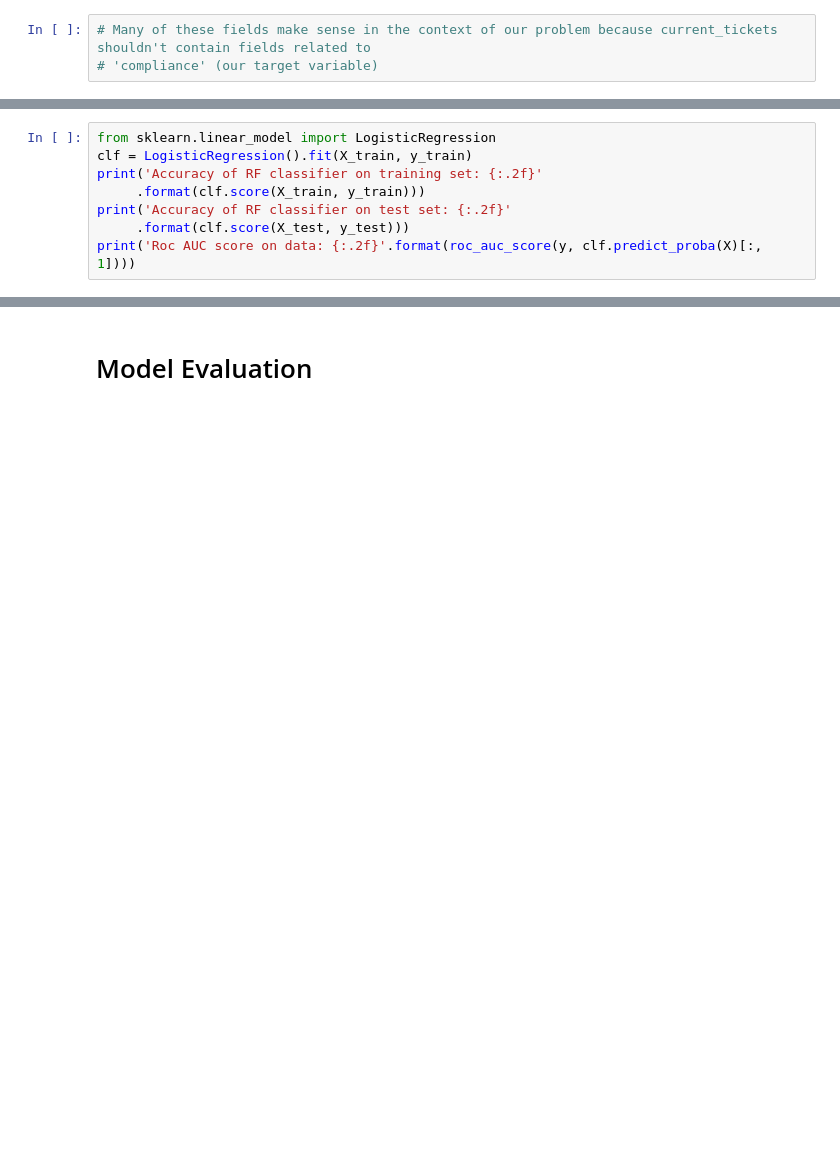
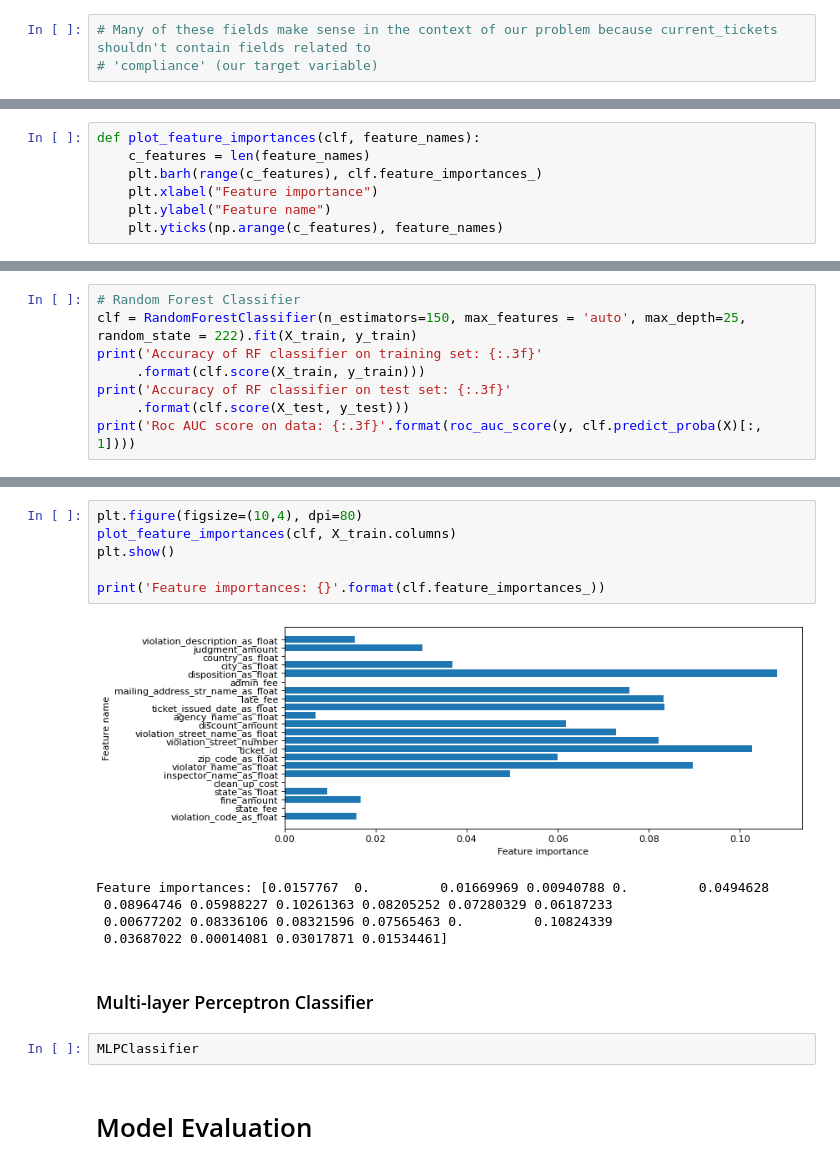
Before and after one commit to benmerrilll/predicting_detroit_blight_tickets, a Jupyter notebook: blight_ticket_predictions.ipynb, the cells around one changed output, grey strips where cells are left out. Saved outputs shown, nothing was run; the diff lists cells and outputs as text; blank space fills up the shorter version.

Commit message:
Beginning Model Building and Evaluation

```diff
--- a/blight_ticket_predictions.ipynb
+++ b/blight_ticket_predictions.ipynb
@@ -382,0 +422,7 @@ X_train, X_test, y_train, y_test = train_test_split(X, y, test_size=0.33, random
+# %%
+def plot_feature_importances(clf, feature_names):
+    c_features = len(feature_names)
+    plt.barh(range(c_features), clf.feature_importances_)
+    plt.xlabel("Feature importance")
+    plt.ylabel("Feature name")
+    plt.yticks(np.arange(c_features), feature_names)
@@ -383,9 +435,9 @@ X_train, X_test, y_train, y_test = train_test_split(X, y, test_size=0.33, random
 # %%
-from sklearn.linear_model import LogisticRegression
-clf = LogisticRegression().fit(X_train, y_train)
-print('Accuracy of RF classifier on training set: {:.2f}'
+# Random Forest Classifier
+clf = RandomForestClassifier(n_estimators=150, max_features = 'auto', max_depth=25, random_state = 222).fit(X_train, y_train)
+print('Accuracy of RF classifier on training set: {:.3f}'
      .format(clf.score(X_train, y_train)))
-print('Accuracy of RF classifier on test set: {:.2f}'
+print('Accuracy of RF classifier on test set: {:.3f}'
      .format(clf.score(X_test, y_test)))
-print('Roc AUC score on data: {:.2f}'.format(roc_auc_score(y, clf.predict_proba(X)[:, 1])))
+print('Roc AUC score on data: {:.3f}'.format(roc_auc_score(y, clf.predict_proba(X)[:, 1])))
 # %% [output]
@@ -402,3 +458,19 @@ Roc AUC score on data: 0.62
+# %%
+plt.figure(figsize=(10,4), dpi=80)
+plot_feature_importances(clf, X_train.columns)
+plt.show()
+
+print('Feature importances: {}'.format(clf.feature_importances_))
+# %% [output]
+[figure, added]
+Feature importances: [0.0157767  0.         0.01669969 0.00940788 0.         0.0494628
+ 0.08964746 0.05988227 0.10261363 0.08205252 0.07280329 0.06187233
+ 0.00677202 0.08336106 0.08321596 0.07565463 0.         0.10824339
+ 0.03687022 0.00014081 0.03017871 0.01534461]
+# %% [markdown]
+### Multi-layer Perceptron Classifier
+# %%
+MLPClassifier
 # %% [markdown]
 # Model Evaluation
 # %% [markdown]
```
Also changed, not shown: parts of 12 cells of this notebook.
